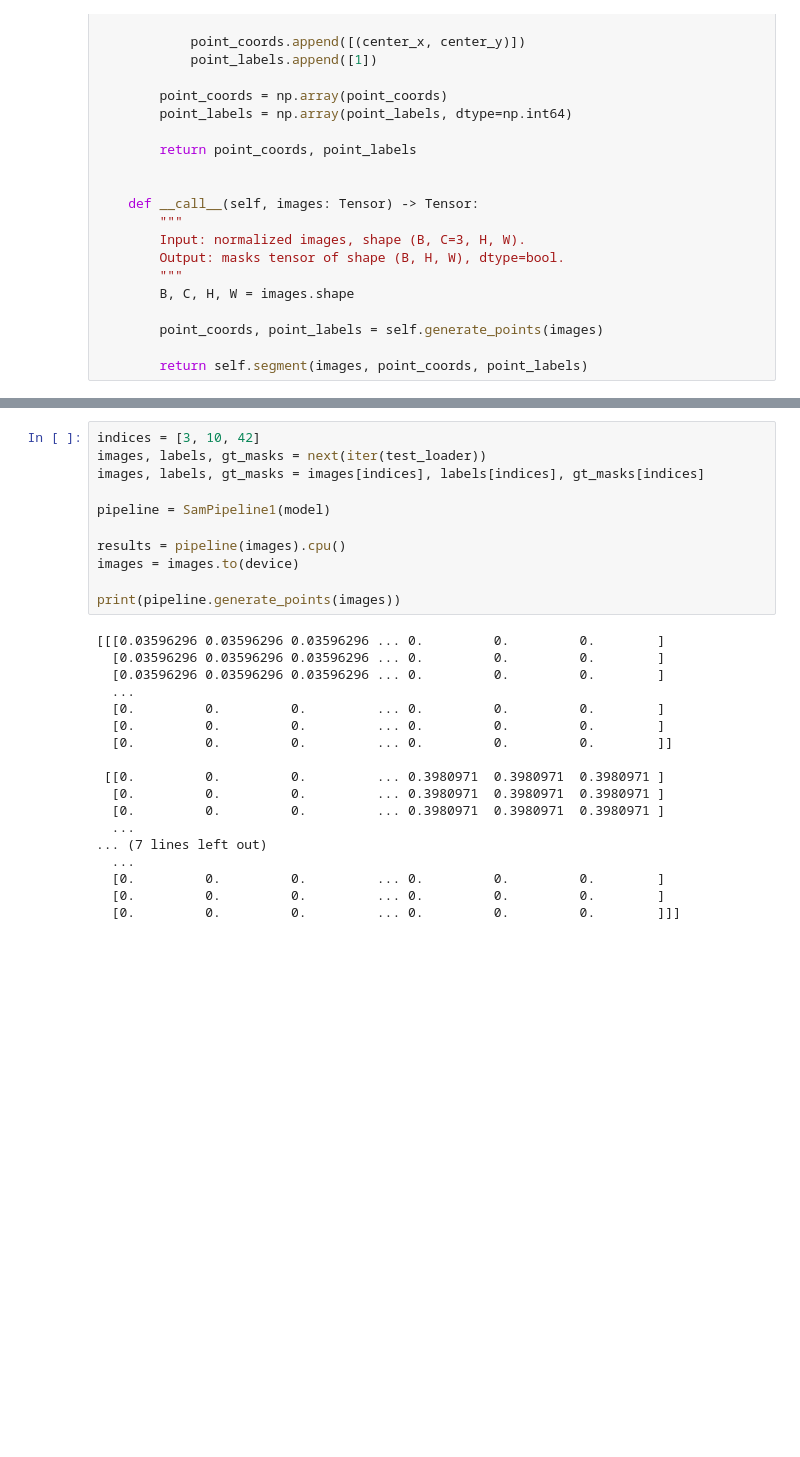
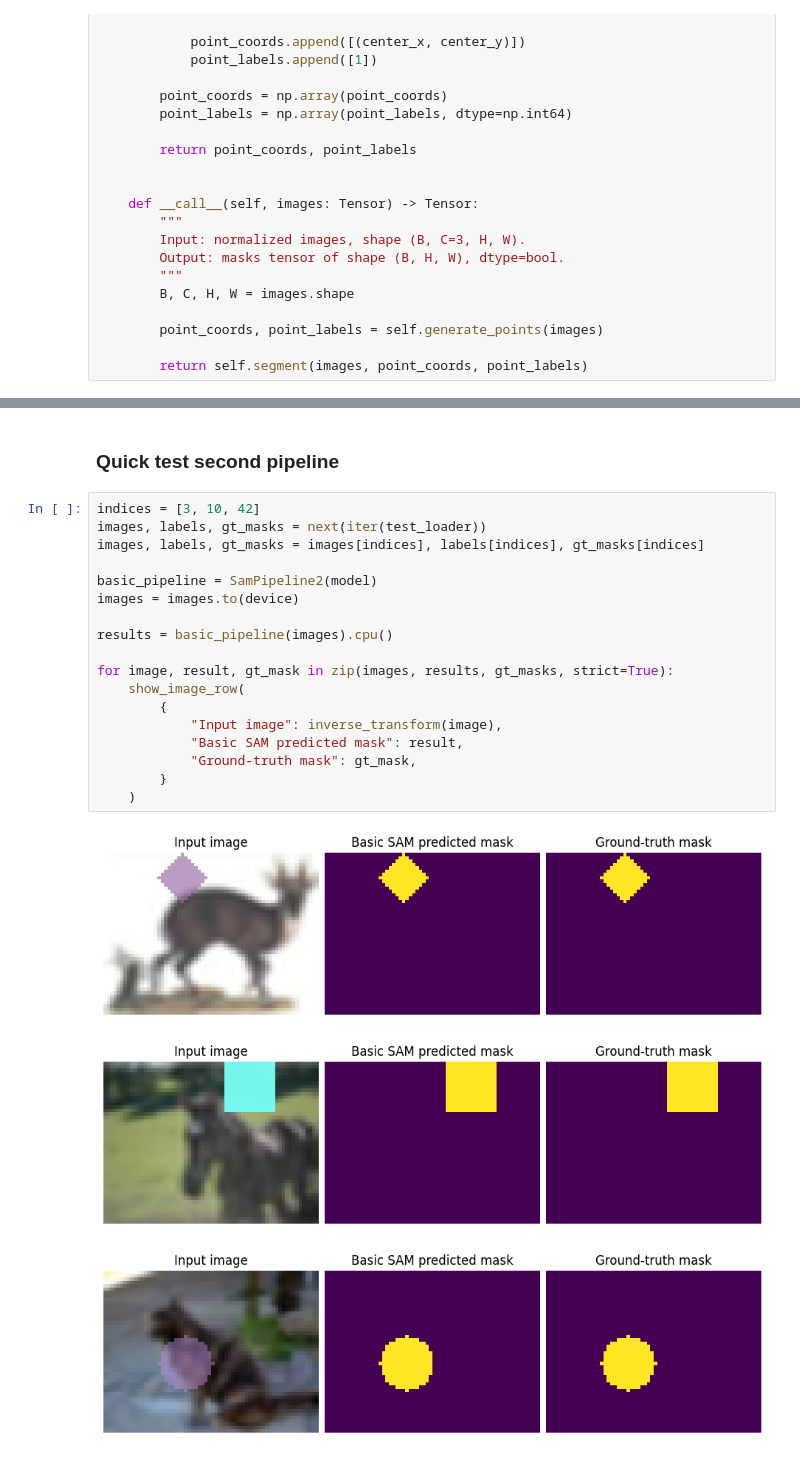
Before and after one commit to Wojttekja/Deep-Neural-Networks, a Jupyter notebook: homework_2/hw_2_gradcam_and_sam_student.ipynb, the cells around one changed output, grey strips where cells are left out. Cells and saved outputs as stored; diff of their text form; blank space fills up the shorter version.

```diff
--- a/homework_2/hw_2_gradcam_and_sam_student.ipynb
+++ b/homework_2/hw_2_gradcam_and_sam_student.ipynb
@@ -716,29 +777,24 @@ example_sam()
+# %% [markdown]
+### Quick test second pipeline
 # %%
 indices = [3, 10, 42]
 images, labels, gt_masks = next(iter(test_loader))
 images, labels, gt_masks = images[indices], labels[indices], gt_masks[indices]
 
-pipeline = SamPipeline1(model)
-
-results = pipeline(images).cpu()
+basic_pipeline = SamPipeline2(model)
 images = images.to(device)
 
-print(pipeline.generate_points(images))
+results = basic_pipeline(images).cpu()
+
+for image, result, gt_mask in zip(images, results, gt_masks, strict=True):
+    show_image_row(
+        {
+            "Input image": inverse_transform(image),
+            "Basic SAM predicted mask": result,
+            "Ground-truth mask": gt_mask,
+        }
+    )
 # %% [output]
-[[[0.03596296 0.03596296 0.03596296 ... 0.         0.         0.        ]
-  [0.03596296 0.03596296 0.03596296 ... 0.         0.         0.        ]
-  [0.03596296 0.03596296 0.03596296 ... 0.         0.         0.        ]
-  ...
-  [0.         0.         0.         ... 0.         0.         0.        ]
-  [0.         0.         0.         ... 0.         0.         0.        ]
-  [0.         0.         0.         ... 0.         0.         0.        ]]
-
- [[0.         0.         0.         ... 0.3980971  0.3980971  0.3980971 ]
-  [0.         0.         0.         ... 0.3980971  0.3980971  0.3980971 ]
-  [0.         0.         0.         ... 0.3980971  0.3980971  0.3980971 ]
-  ...
-... (7 lines left out)
-  ...
-  [0.         0.         0.         ... 0.         0.         0.        ]
-  [0.         0.         0.         ... 0.         0.         0.        ]
-  [0.         0.         0.         ... 0.         0.         0.        ]]]
+[figure, added]
+[figure, added]
+[figure, added]
```
Also changed, not shown: parts of 9 cells of this notebook.
